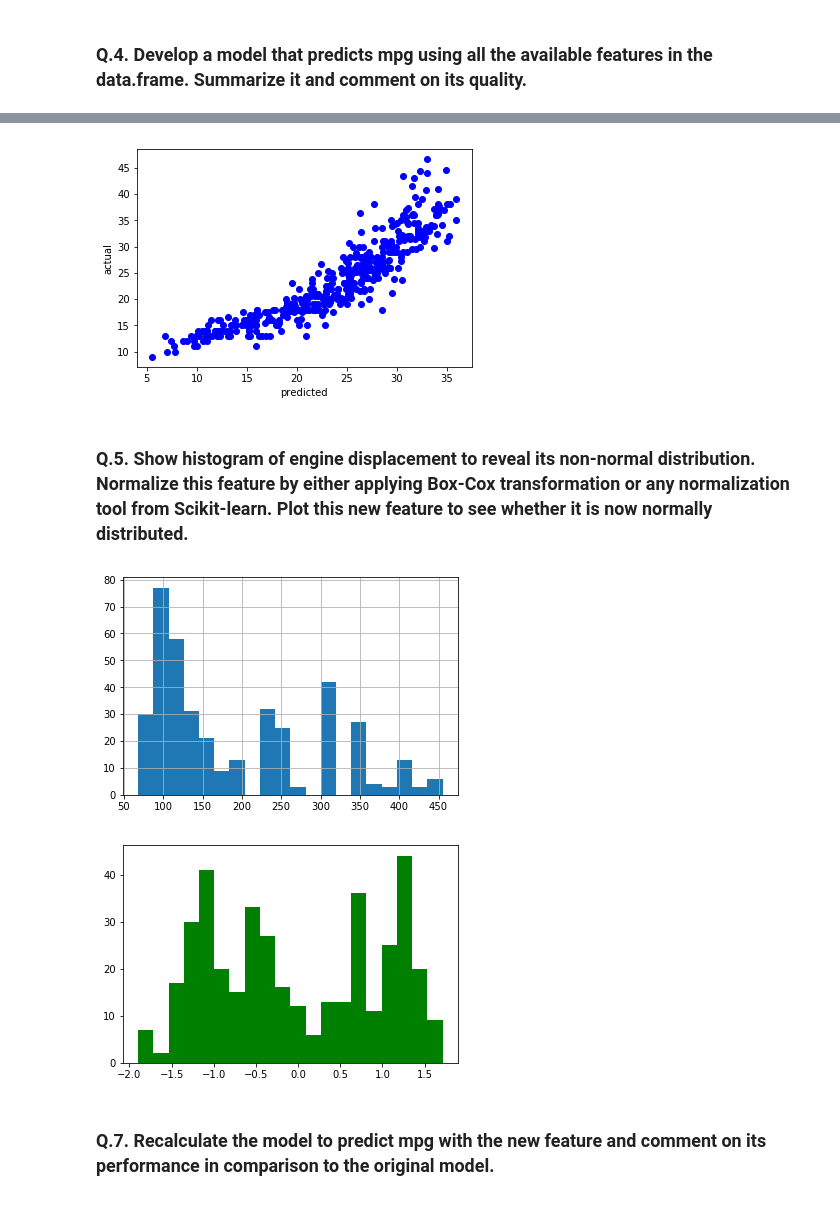
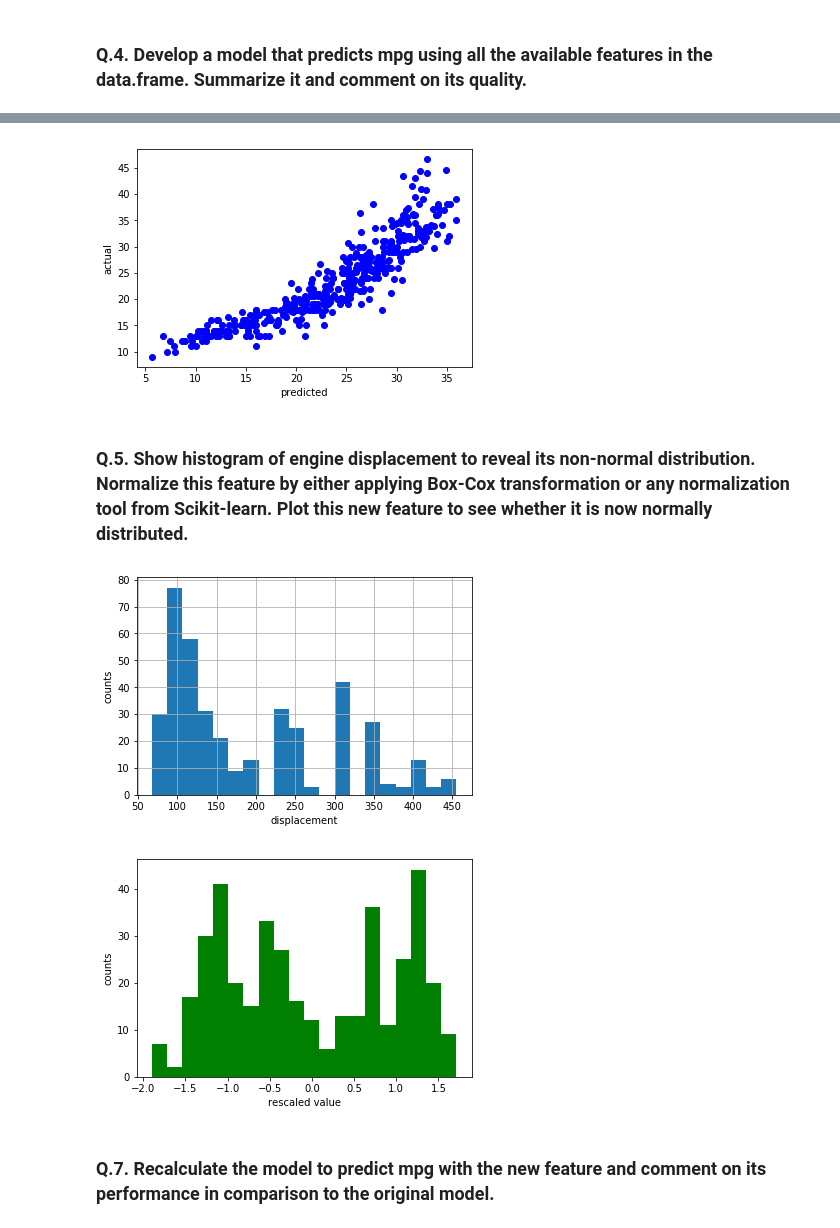
Before and after one commit to Boeing-Bros-UW-ML-Cert/Joeda, a Jupyter notebook: ML210_L4/Rice_ML210_L4.ipynb, the cells around one changed output, grey strips where cells are left out. Cells and saved outputs as stored; diff of their text form; code cells hidden in the pictures.

```diff
--- a/ML210_L4/Rice_ML210_L4.ipynb
+++ b/ML210_L4/Rice_ML210_L4.ipynb
@@ -82,7 +86,6 @@ auto.loc[auto["horsepower"].isnull()]
 # Command(s):
 #np.median(auto.loc[auto["horsepower"].isnull() == False])
 #auto["horsepower"] =
-auto.fillna(np.median(auto.loc[auto["horsepower"].isnull() == False])).head()
-# Comment (one sentence):
-#
+print("Median:  " + str(np.median(auto["horsepower"].loc[auto["horsepower"].isnull() == False])))
+auto["horsepower"].fillna(np.median(auto["horsepower"].loc[auto["horsepower"].isnull() == False]),inplace=True)
 # %% [output]
@@ -95,2 +92,0 @@ auto.fillna(np.median(auto.loc[auto["horsepower"].isnull() == False])).head()
-# %%
-auto["horsepower"] = auto["horsepower"].fillna(np.median(auto.loc[auto["horsepower"].isnull() == False]))
@@ -150,7 +153,7 @@ plt.xlabel("predicted")
 plt.ylabel("actual")
 plt.show()
 # %% [output]
-[figure, old version]
+[figure, new version]
 # %% [markdown]
 <h3>Q.5. Show histogram of engine displacement to reveal its non-normal distribution. Normalize this feature by either applying Box-Cox transformation or any normalization tool from Scikit-learn. Plot this new feature to see whether it is now normally distributed.</h3>
 # %%
@@ -159,20 +162,24 @@ from sklearn.preprocessing import PowerTransformer
 # %%
 # Histogram of engine displacement
 auto["displacement"].hist(bins=20)
+plt.xlabel("displacement")
+plt.ylabel("counts")
 plt.show()
 
 # Plot histogram of this new feature to reveal normal-like distribution
 # %% [output]
-[figure, old version]
+[figure, new version]
 # %%
 rescaled_values = auto["displacement"].values.reshape(-1,1)
 pt = PowerTransformer(method="box-cox")
 transformed_values = pt.fit_transform(rescaled_values)
 #transformed_values = pt.(rescaled_values)
 plt.hist(transformed_values, bins=20, color="green")
+plt.xlabel("rescaled value")
+plt.ylabel("counts")
 plt.show()
 # %% [output]
-[figure, old version]
+[figure, new version]
 # %% [markdown]
 <h3>Q.7. Recalculate the model to predict mpg with the new feature and comment on its performance in comparison to the original model.</h3>
 # %%
```
Also changed, not shown: parts of 12 cells of this notebook.
